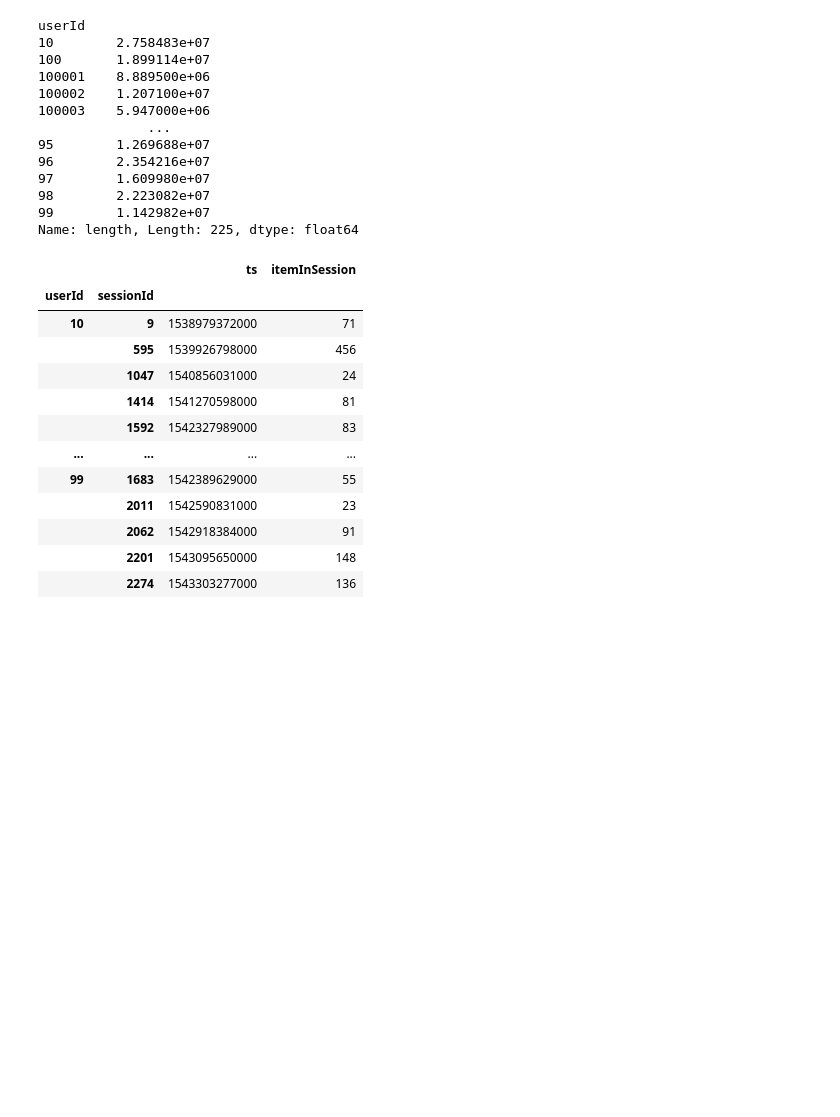
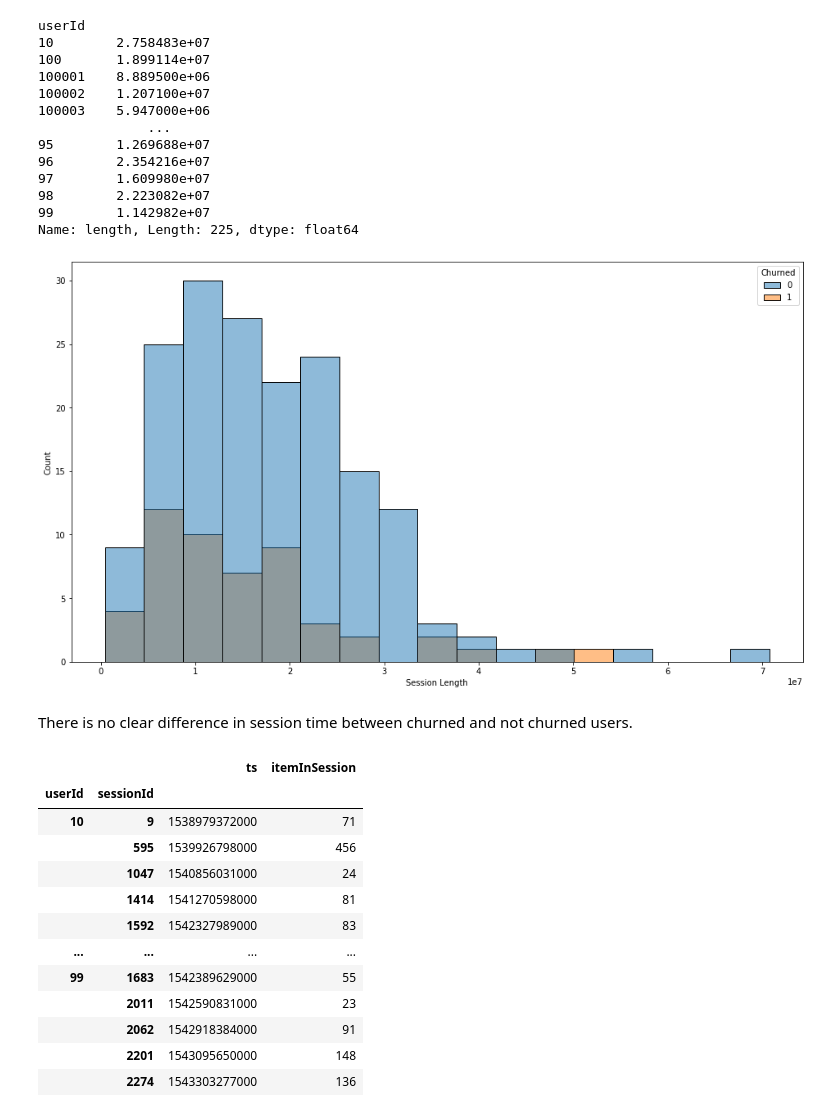
Before and after one commit to gkap720/sparkify-churn, a Jupyter notebook: EDA.ipynb, the cells around one changed output. Drawn from its saved outputs; the diff is of its cells as text; code cells hidden in the pictures; blank space fills up the shorter version.

```diff
--- a/EDA.ipynb
+++ b/EDA.ipynb
@@ -15,3 +26,6 @@ df = df[df["userId"] != ""]
+# %%
+churned = df.groupby("userId")["page"].unique() \
+    .map(lambda x: 1 if "Cancellation Confirmation" in x else 0)
 # %%
 sessions_per_user = df.groupby("userId")["sessionId"].nunique()
 # %%
@@ -58,3 +74,6 @@ userId
 98        2.223082e+07
 99        1.142982e+07
 Name: length, Length: 225, dtype: float64
+# %%
+churned_len = pd.concat([churned, avg_session_len_per_user], axis=1)
+churned_len.columns = ["Churned", "Session Length"]
@@ -61,3 +82,10 @@ Name: length, Length: 225, dtype: float64
+# %%
+plt.figure(figsize=(16,9))
+sns.histplot(churned_len, x="Session Length", hue="Churned");
+# %% [output]
+[figure, added]
+# %% [markdown]
+There is no clear difference in session time between churned and not churned users.
 # %%
 session_ends = df.sort_values("ts").groupby(["userId", "sessionId"])[["ts", "itemInSession"]].last()
 # %%
```
Also changed, not shown: parts of 6 cells of this notebook.
